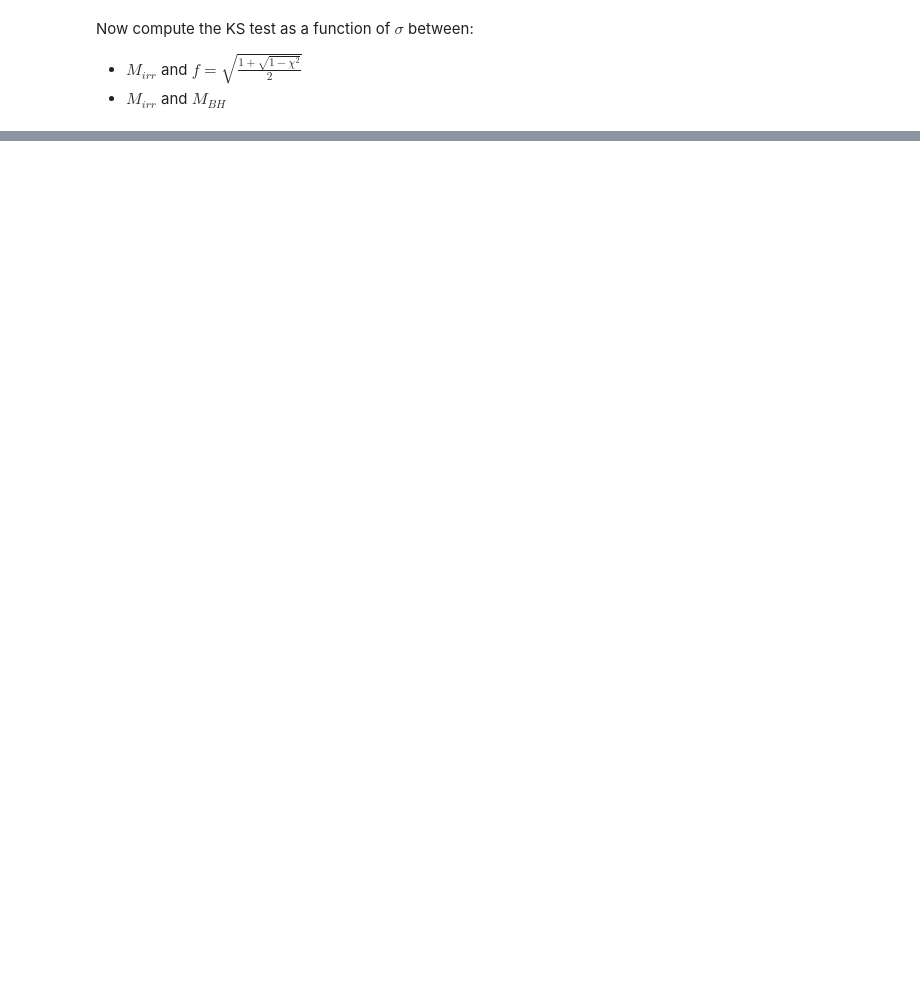
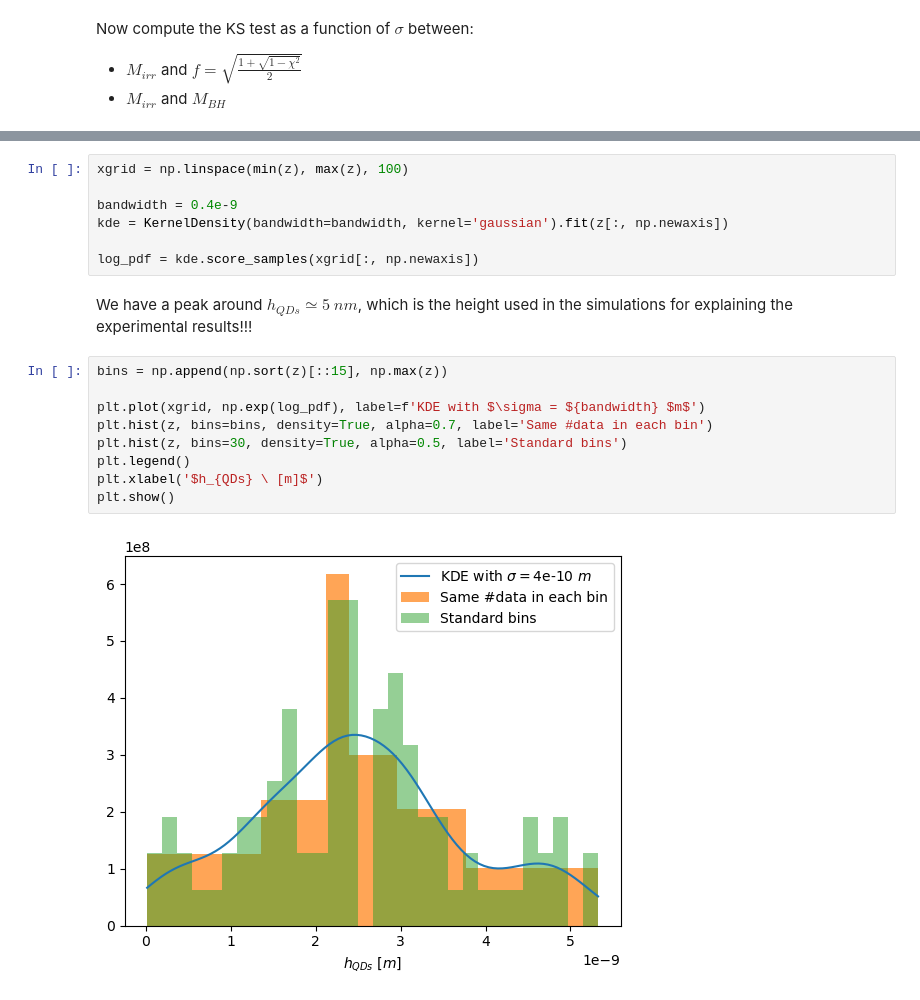
Before and after one commit to Ale5606/ilovegit, a Jupyter notebook: STAT/Freq/L7.ipynb, the cells around one changed output, grey strips where cells are left out. Cells and saved outputs as stored; diff of their text form; blank space fills up the shorter version.

```diff
--- a/STAT/Freq/L7.ipynb
+++ b/STAT/Freq/L7.ipynb
@@ -83,0 +97,20 @@ plt.show()
+# %%
+xgrid = np.linspace(min(z), max(z), 100)
+
+bandwidth = 0.4e-9
+kde = KernelDensity(bandwidth=bandwidth, kernel='gaussian').fit(z[:, np.newaxis])
+
+log_pdf = kde.score_samples(xgrid[:, np.newaxis])
+# %% [markdown]
+We have a peak around $h_{QDs} \simeq 5 \ nm$, which is the height used in the simulations for explaining the experimental results!!!
+# %%
+bins = np.append(np.sort(z)[::15], np.max(z))
+
+plt.plot(xgrid, np.exp(log_pdf), label=f'KDE with $\sigma = ${bandwidth} $m$')
+plt.hist(z, bins=bins, density=True, alpha=0.7, label='Same #data in each bin')
+plt.hist(z, bins=30, density=True, alpha=0.5, label='Standard bins')
+plt.legend()
+plt.xlabel('$h_{QDs} \ [m]$')
+plt.show()
+# %% [output]
+[figure, added]
```
Also changed, not shown: parts of 5 cells of this notebook.
